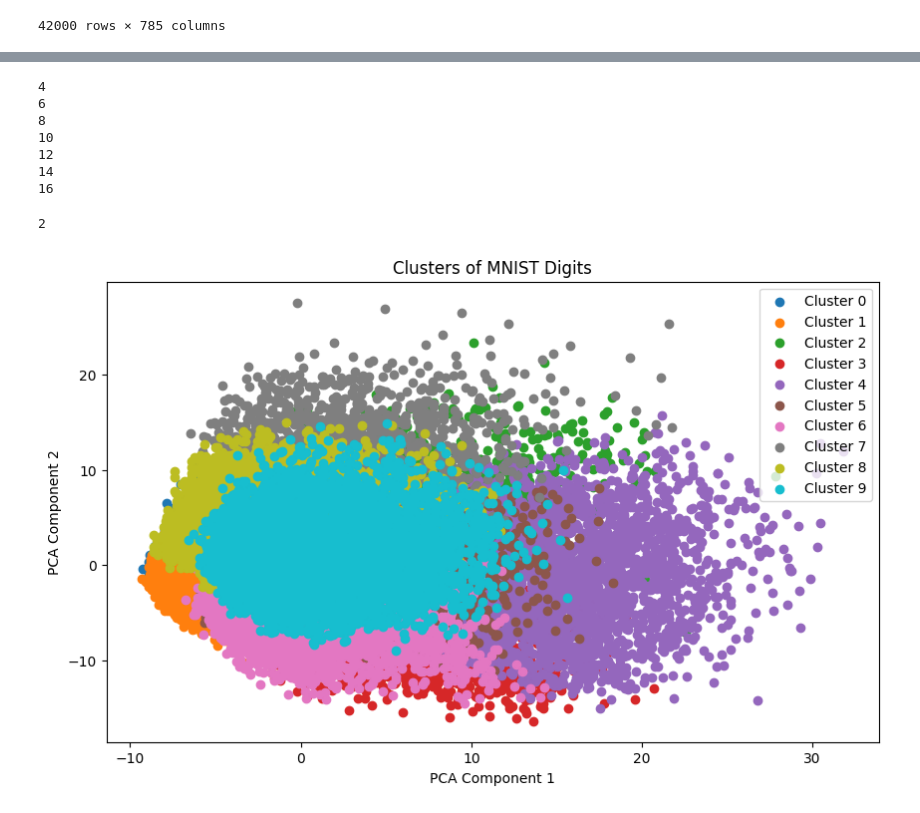
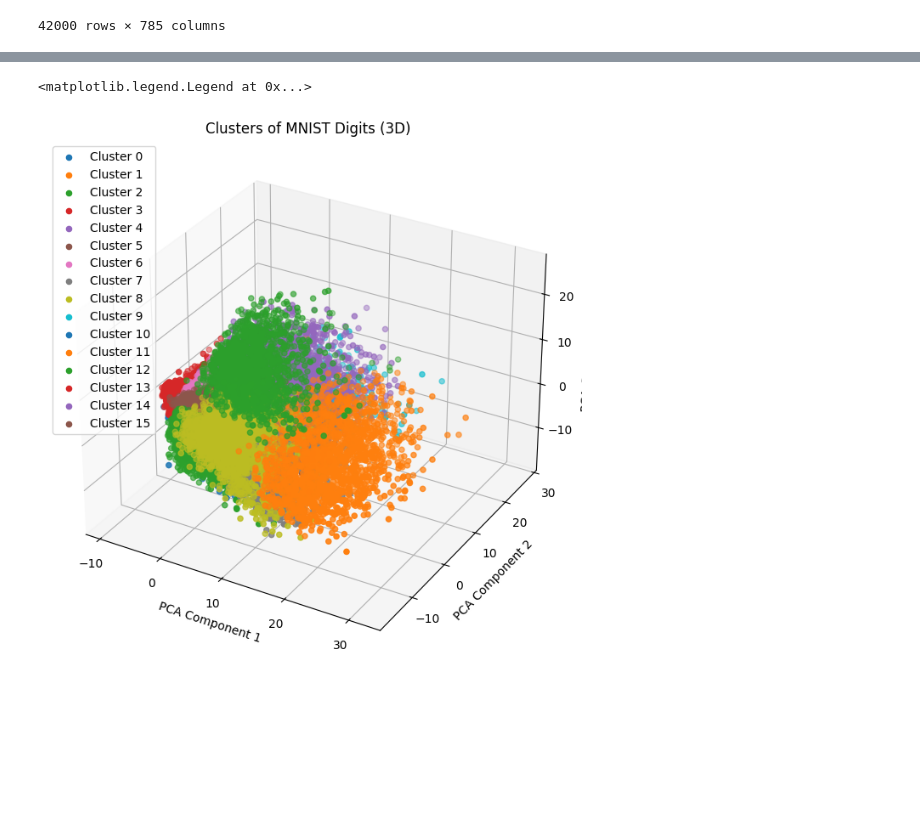
Before and after one commit to KATTA-00/CO543-Image-Processing-Labs, a Jupyter notebook: lab04/e19129.ipynb, the cells around one changed output, grey strips where cells are left out. Cells and saved outputs as stored; diff of their text form; code cells hidden in the pictures; blank space fills up the shorter version.

```diff
--- a/lab04/e19129.ipynb
+++ b/lab04/e19129.ipynb
@@ -70,6 +59,8 @@ def viewImg(A):
 #### Using K-means algorithm Identify the different clusters of MNIST Handwritten Digits
 # %%
 # Load the dataset
+path = "E:\\Education\\Academic\\3rd YEAR\\6th Sem\\CO543 Image Processing\\data\\lab04\\part01\\"
+
 mnist = pd.read_csv(path + 'train.csv')
 
 # Separate features and labels
@@ -81,7 +72,7 @@ scaler = StandardScaler()
 X_scaled = scaler.fit_transform(X)
 
 # Reduce dimensionality with PCA to visualize in 2D
-pca = PCA(n_components=2)
+pca = PCA(n_components=3)
 X_pca = pca.fit_transform(X_scaled)
 # %%
 mnist
@@ -136,36 +93,10 @@ array([[-5.14051791, -5.22694407],
-# %%
-for i in range(4, 18, 2):
-    print(i)
-# %% [output]
-4
-6
-8
-10
-12
-14
-16
 # %%
-from concurrent.futures import ThreadPoolExecutor
-import multiprocessing
-
-# Function to compute WCSS for a given number of clusters
-def compute_wcss(n_clusters):
-    kmeans = KMeans(n_clusters=n_clusters, random_state=42)
+# Elbow Method
+wcss = []
+for i in range(4, 24, 2):
+    kmeans = KMeans(n_clusters=i, random_state=42)
     kmeans.fit(X_scaled)
-    return kmeans.inertia_
-
-# Function to compute silhouette score for a given number of clusters
-def compute_silhouette_score(n_clusters):
-    kmeans = KMeans(n_clusters=n_clusters, random_state=42)
-    kmeans.fit(X_scaled)
-    return silhouette_score(X_scaled, kmeans.labels_)
-
-print(multiprocessing.cpu_count())
-
-# Use ThreadPoolExecutor to parallelize computations
-with ThreadPoolExecutor(max_workers=multiprocessing.cpu_count()) as executor:
-    wcss = list(executor.map(compute_wcss, range(4, 24, 2)))
-    silhouette_scores = list(executor.map(compute_silhouette_score, range(4, 24, 2)))
+    wcss.append(kmeans.inertia_)
 
 # Plotting the elbow curve
 plt.figure(figsize=(10, 6))
@@ -175,6 +106,13 @@ plt.xlabel('Number of clusters')
 plt.ylabel('WCSS')
 plt.show()
 
+# Silhouette Method
+silhouette_scores = []
+for i in range(4, 24, 2):
+    kmeans = KMeans(n_clusters=i, random_state=42)
+    kmeans.fit(X_scaled)
+    silhouette_scores.append(silhouette_score(X_scaled, kmeans.labels_))
+
 # Plotting the silhouette scores
 plt.figure(figsize=(10, 6))
 plt.plot(range(4, 24, 2), silhouette_scores, marker='o')
@@ -182,29 +120,36 @@ plt.title('Silhouette Scores')
 plt.xlabel('Number of clusters')
 plt.ylabel('Silhouette Score')
 plt.show()
-# %% [output]
-2
 # %%
 # Applying K-Means with the chosen number of clusters
-optimal_clusters = 10
+optimal_clusters = 16
 kmeans = KMeans(n_clusters=optimal_clusters, random_state=42)
 y_kmeans = kmeans.fit_predict(X_scaled)
 
 # Add the cluster labels to the original dataframe
 mnist['cluster'] = y_kmeans
 # %%
-# Visualize the clusters using the PCA reduced data
-plt.figure(figsize=(10, 6))
+from mpl_toolkits.mplot3d import Axes3D
+import matplotlib.pyplot as plt
+
+
+fig = plt.figure(figsize=(10, 8))
+ax = fig.add_subplot(111, projection='3d')
+
 for i in range(optimal_clusters):
-    plt.scatter(X_pca[y_kmeans == i, 0], X_pca[y_kmeans == i, 1], label=f'Cluster {i}')
+    ax.scatter(X_pca[y_kmeans == i, 0], X_pca[y_kmeans == i, 1], X_pca[y_kmeans == i, 2], label=f'Cluster {i}')
 
-plt.title('Clusters of MNIST Digits')
-plt.xlabel('PCA Component 1')
-plt.ylabel('PCA Component 2')
-plt.legend()
-plt.show()
+ax.set_title('Clusters of MNIST Digits (3D)')
+ax.set_xlabel('PCA Component 1')
+ax.set_ylabel('PCA Component 2')
+ax.set_zlabel('PCA Component 3')
+ax.legend()
+
+# Enable interactivity for rotation
+# plt.show()
 # %% [output]
+<matplotlib.legend.Legend at 0x...>
-[figure, old version]
+[figure, new version]
 # %%
 # Investigate misclustered images
 misclustered_examples = []
```
Also changed, not shown: parts of 8 cells of this notebook.
